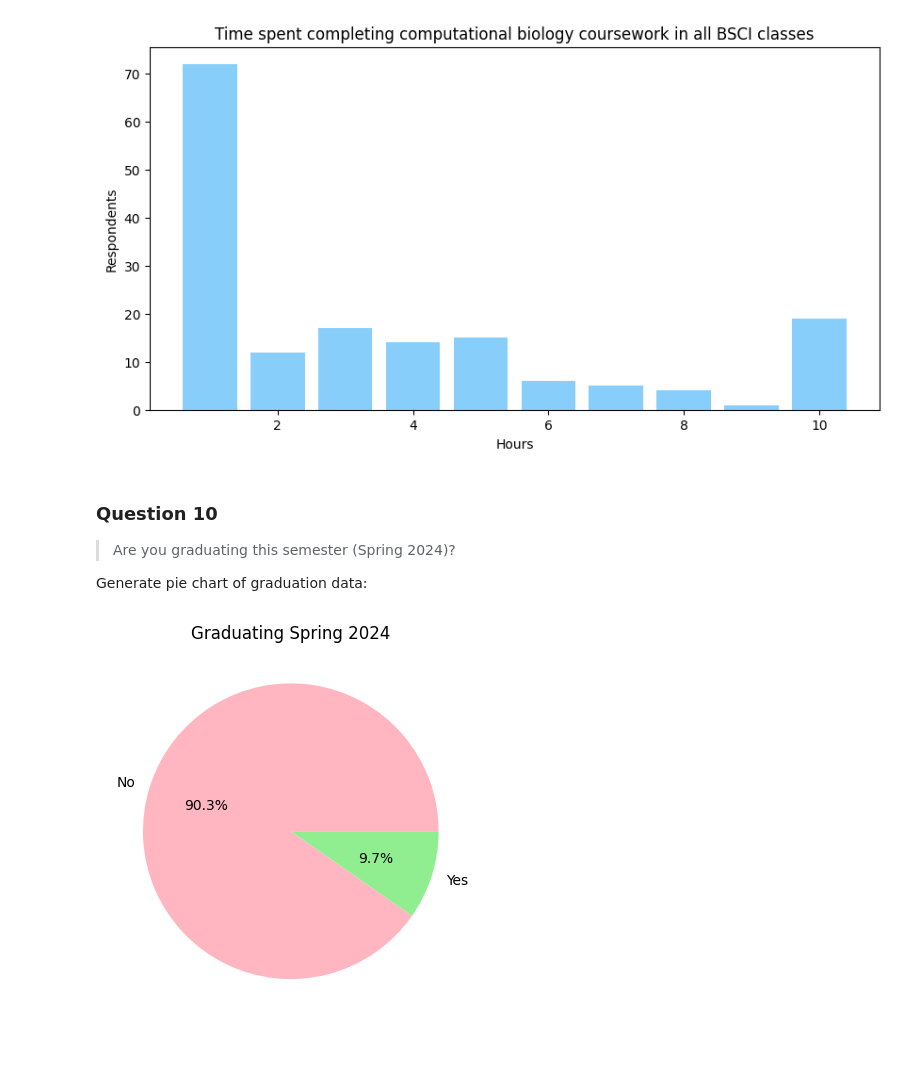
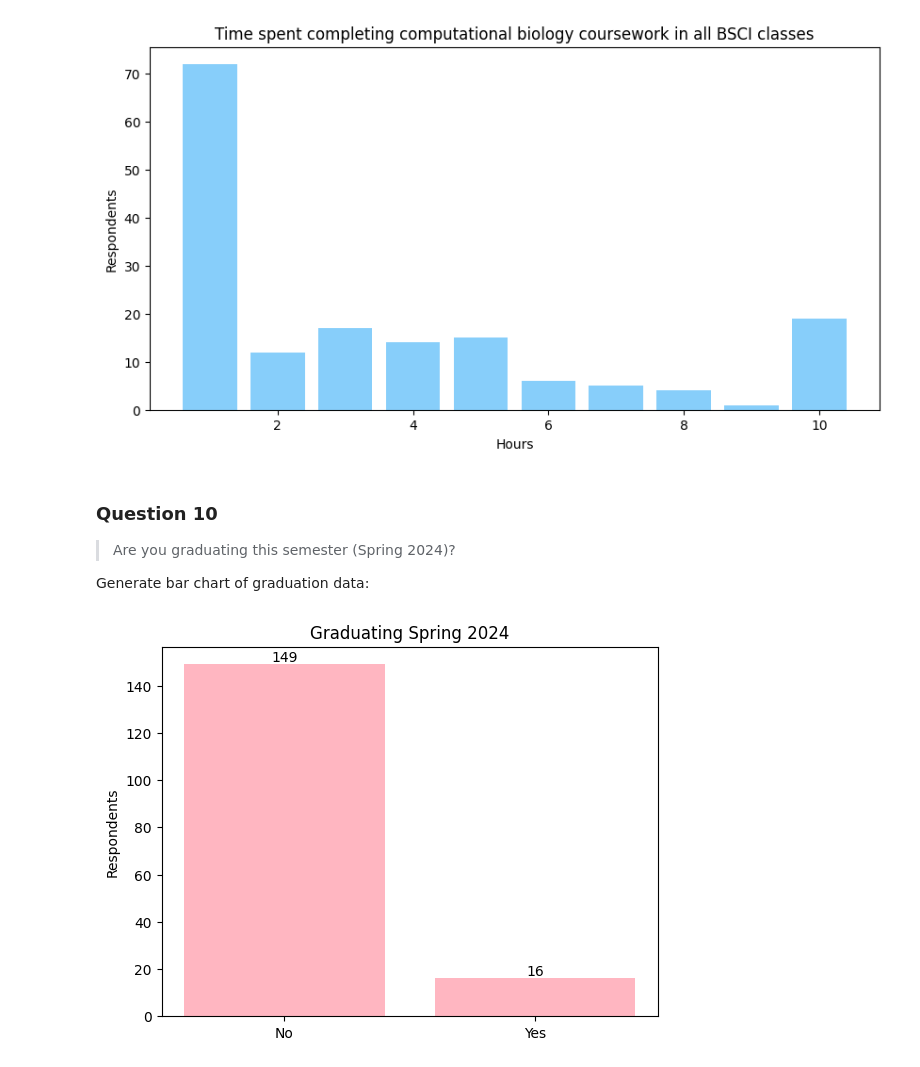
Before and after one commit to maxinehsu/summary-visualizations, a Jupyter notebook: viz.ipynb, the cells around one changed output. Saved outputs shown, nothing was run; the diff lists cells and outputs as text; code cells hidden in the pictures.

```diff
--- a/viz.ipynb
+++ b/viz.ipynb
@@ -143,20 +143,23 @@ plt.show()
 ### Question 10
 > Are you graduating this semester (Spring 2024)?
 
-Generate pie chart of graduation data:
+Generate bar chart of graduation data:
-# %%
-pie_colors = ["lightpink", "lightgreen", "lightblue", "gold"]
-
-q10_counts = df["q10"].value_counts()
-q10_ans = q10_counts.index.tolist()
-
-# generate pie chart
-plt.pie(q10_counts, labels=q10_ans, autopct="%1.1f%%", colors=pie_colors)
-plt.title("Graduating Spring 2024")
-
-plt.show()
-# %% [output]
-[figure, removed]
+# %%
+q10_counts = df["q10"].value_counts()
+q10_ans = q10_counts.index.tolist()
+
+# generate bar chart
+plt.bar(q10_ans, q10_counts, color="lightpink")
+plt.title("Graduating Spring 2024")
+plt.ylabel("Respondents")
+
+# display values above each bar
+for i in range(len(q10_ans)):
+    plt.text(i, q10_counts.iloc[i], q10_counts.iloc[i], ha="center", va="bottom")
+
+plt.show()
+# %% [output]
+[figure, added]
 # %% [markdown]
 ### Question 11
 > Did your overall education at UMD (including outside of BSCI) in computational biology influence your ability to apply for or receive a job you wanted?
```
Also changed, not shown: parts of 3 cells of this notebook, 1 other file.
